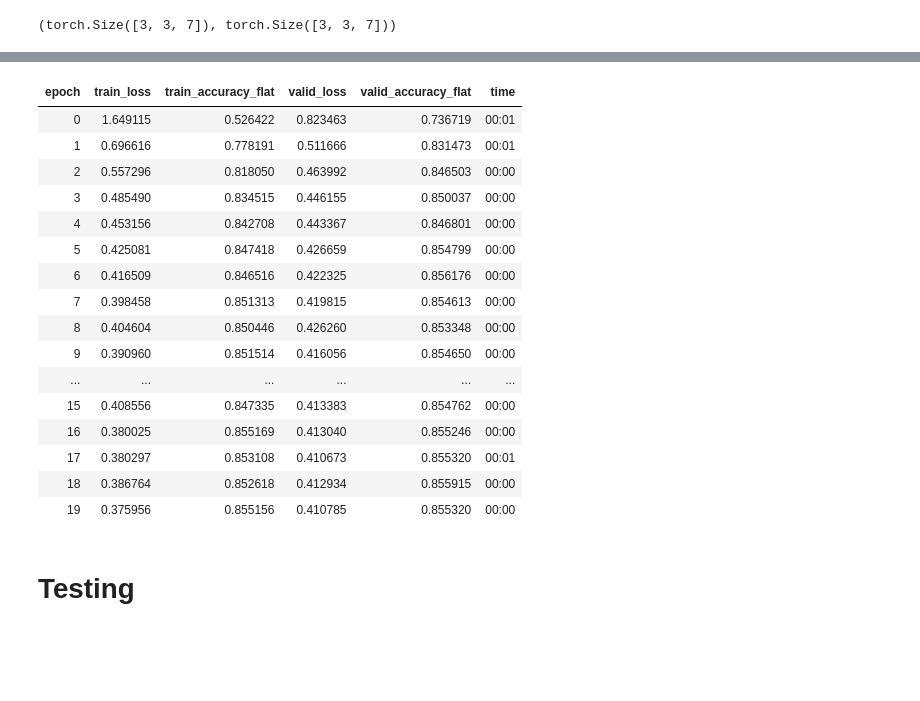
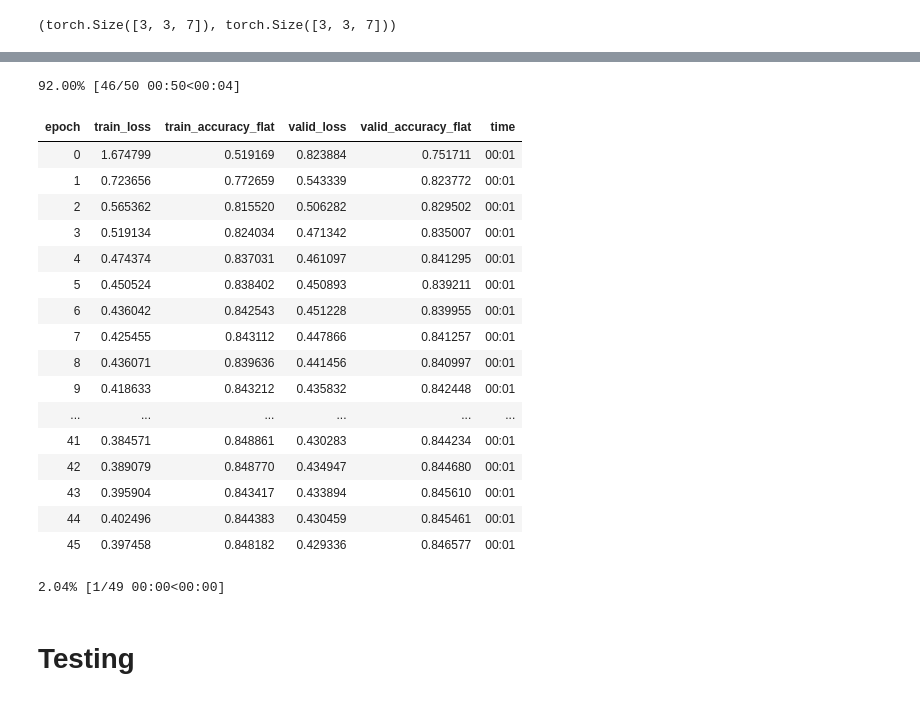
Before and after one commit to joLahann/fastpm, a Jupyter notebook: nbs/12_fastpm_control_flow_prediction.ipynb, the cells around one changed output, grey strips where cells are left out. Saved outputs shown, nothing was run; the diff lists cells and outputs as text; code cells hidden in the pictures; blank space fills up the shorter version.

```diff
--- a/nbs/12_fastpm_control_flow_prediction.ipynb
+++ b/nbs/12_fastpm_control_flow_prediction.ipynb
@@ -159,9 +174,10 @@ ControlFlowList (10536 items)
 # %% [markdown]
 ## Tokenization
 # %%
+#export
 UNK, PAD, BOT, EOT = "xxunk xxpad xxbot xxeot ".split()
 
-def add_eot_bot(x): return [BOT] + x + [EOT]
+def add_eot_bot(x): return  x + [EOT]
 default_spec_tok = [UNK, PAD, BOT, EOT]
 default_pre_rules = []
 default_post_rules = [add_eot_bot]
@@ -311,0 +351,17 @@ y: ControlFlowList (1195 items)
+# %%
+def prepare_suffix_prediction(ds, test=False):
+    x,y=[],[]
+
+    for o in ds.items:
+        if len(o)<=1: continue
+        for i in range(1,len(o)-1):
+            x.append(tensor(o[:i]))
+            y.append(tensor(o[i:]))
+    return x,y
+# %%
+train_ds=Dataset(*prepare_suffix_prediction(ll.train.x))
+valid_ds=Dataset(*prepare_suffix_prediction(ll.valid.x))
+# %%
+bs=64
+train_sampler = SortishSampler(train_ds.x, key=lambda t: len(train_ds[t][0]), bs=bs//2)
+valid_sampler = SortSampler(valid_ds.x, key=lambda t: len(valid_ds[t][0]))
@@ -646,25 +724,27 @@ cbs = [partial(AvgStatsCallback,accuracy_flat),
 # %%
 learn = Learner(model, data, cross_entropy_flat, lr=5e-3, cb_funcs=cbs, opt_func=adam_opt())
 # %%
-learn.fit(20)
+learn.fit(50)
 # %% [output]
+92.00% [46/50 00:50<00:04]
 | epoch | train_loss | train_accuracy_flat | valid_loss | valid_accuracy_flat | time |
-| 0 | 1.649115 | 0.526422 | 0.823463 | 0.736719 | 00:01 |
-| 1 | 0.696616 | 0.778191 | 0.511666 | 0.831473 | 00:01 |
-| 2 | 0.557296 | 0.818050 | 0.463992 | 0.846503 | 00:00 |
-| 3 | 0.485490 | 0.834515 | 0.446155 | 0.850037 | 00:00 |
-| 4 | 0.453156 | 0.842708 | 0.443367 | 0.846801 | 00:00 |
-| 5 | 0.425081 | 0.847418 | 0.426659 | 0.854799 | 00:00 |
-| 6 | 0.416509 | 0.846516 | 0.422325 | 0.856176 | 00:00 |
-| 7 | 0.398458 | 0.851313 | 0.419815 | 0.854613 | 00:00 |
-| 8 | 0.404604 | 0.850446 | 0.426260 | 0.853348 | 00:00 |
-| 9 | 0.390960 | 0.851514 | 0.416056 | 0.854650 | 00:00 |
+| 0 | 1.674799 | 0.519169 | 0.823884 | 0.751711 | 00:01 |
+| 1 | 0.723656 | 0.772659 | 0.543339 | 0.823772 | 00:01 |
+| 2 | 0.565362 | 0.815520 | 0.506282 | 0.829502 | 00:01 |
+| 3 | 0.519134 | 0.824034 | 0.471342 | 0.835007 | 00:01 |
+| 4 | 0.474374 | 0.837031 | 0.461097 | 0.841295 | 00:01 |
+| 5 | 0.450524 | 0.838402 | 0.450893 | 0.839211 | 00:01 |
+| 6 | 0.436042 | 0.842543 | 0.451228 | 0.839955 | 00:01 |
+| 7 | 0.425455 | 0.843112 | 0.447866 | 0.841257 | 00:01 |
+| 8 | 0.436071 | 0.839636 | 0.441456 | 0.840997 | 00:01 |
+| 9 | 0.418633 | 0.843212 | 0.435832 | 0.842448 | 00:01 |
 | ... | ... | ... | ... | ... | ... |
-| 15 | 0.408556 | 0.847335 | 0.413383 | 0.854762 | 00:00 |
-| 16 | 0.380025 | 0.855169 | 0.413040 | 0.855246 | 00:00 |
-| 17 | 0.380297 | 0.853108 | 0.410673 | 0.855320 | 00:01 |
-| 18 | 0.386764 | 0.852618 | 0.412934 | 0.855915 | 00:00 |
-| 19 | 0.375956 | 0.855156 | 0.410785 | 0.855320 | 00:00 |
+| 41 | 0.384571 | 0.848861 | 0.430283 | 0.844234 | 00:01 |
+| 42 | 0.389079 | 0.848770 | 0.434947 | 0.844680 | 00:01 |
+| 43 | 0.395904 | 0.843417 | 0.433894 | 0.845610 | 00:01 |
+| 44 | 0.402496 | 0.844383 | 0.430459 | 0.845461 | 00:01 |
+| 45 | 0.397458 | 0.848182 | 0.429336 | 0.846577 | 00:01 |
+2.04% [1/49 00:00<00:00]
 # %% [markdown]
 # Testing
 # %%
```
Also changed, not shown: parts of 86 cells of this notebook, 6 other files.
